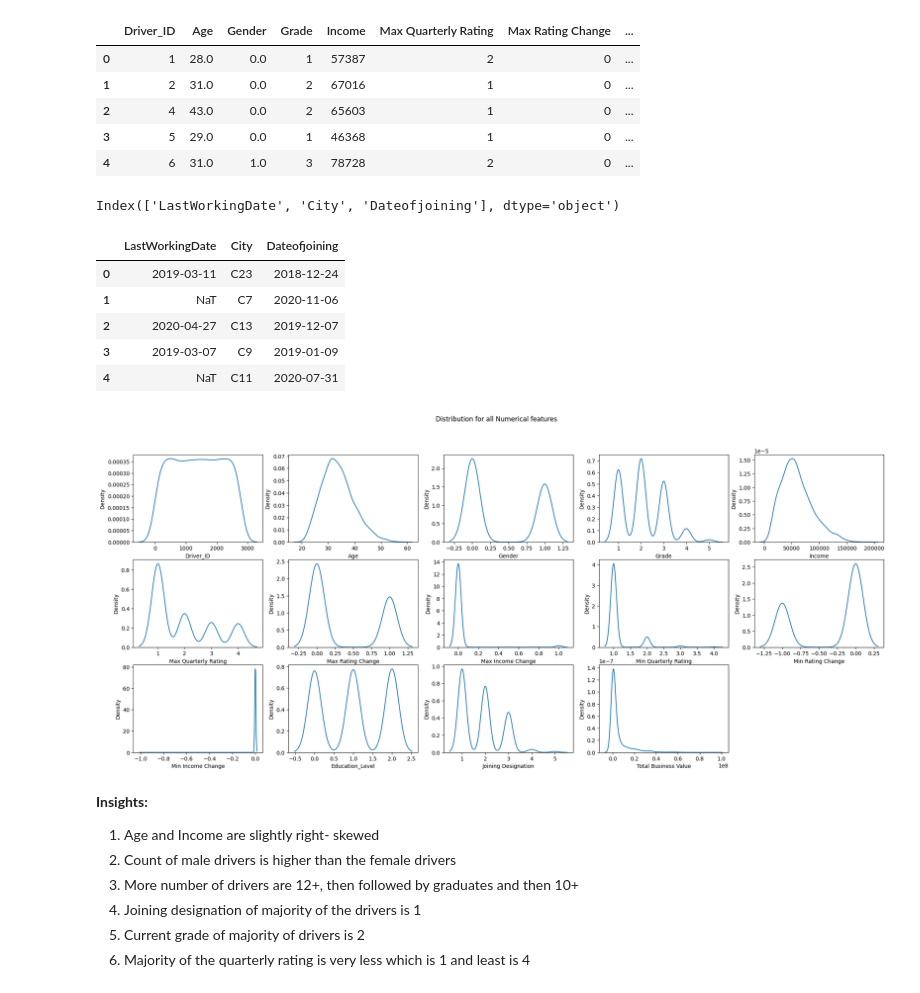
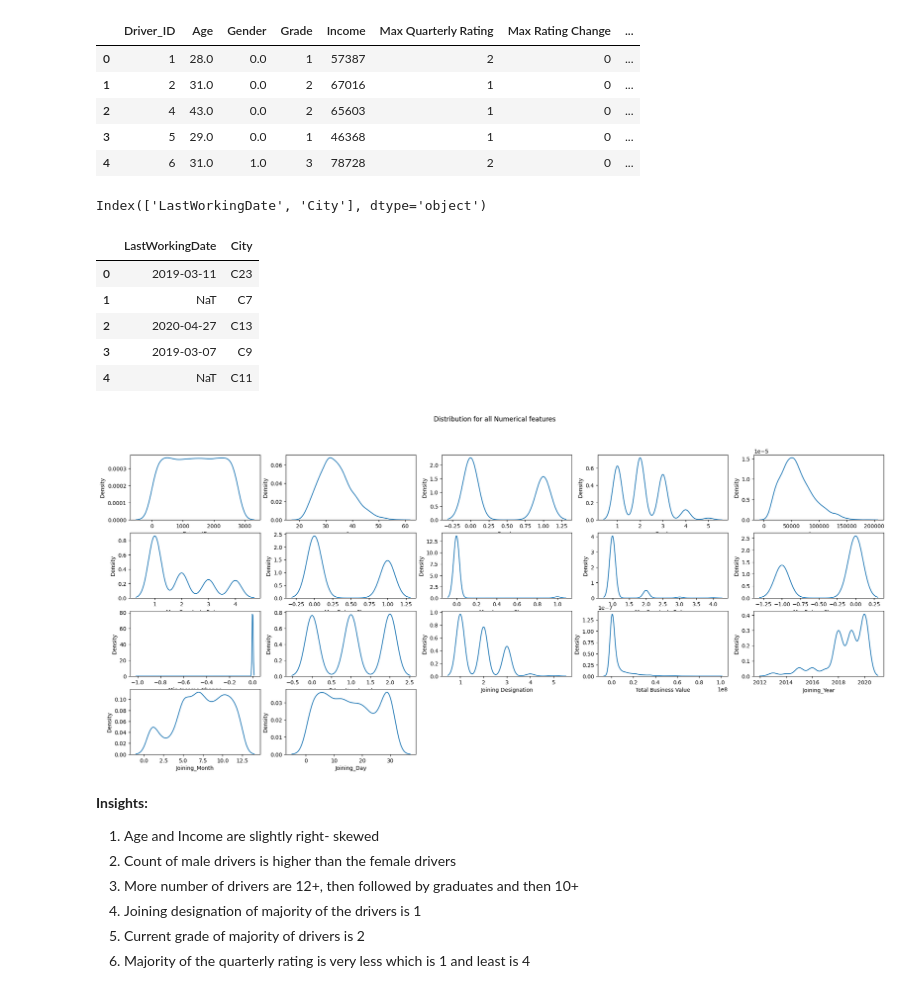
Before and after one commit to SanthoshKasam2104/ScalerCaseStudies, a Jupyter notebook: OLA_Ensemble_Learning_Santhosh_Kumar_Kasam.ipynb, the cells around one changed output. Drawn from its saved outputs; the diff is of its cells as text; code cells hidden in the pictures.

```diff
--- a/OLA_Ensemble_Learning_Santhosh_Kumar_Kasam.ipynb
+++ b/OLA_Ensemble_Learning_Santhosh_Kumar_Kasam.ipynb
@@ -93,6 +93,9 @@ df.shape
 df['MMM-YY']=df['MMM-YY'].astype('datetime64[ns]')
 df['Dateofjoining']=df['Dateofjoining'].astype('datetime64[ns]')
 df['LastWorkingDate']=df['LastWorkingDate'].astype('datetime64[ns]')
+df['Reporting_Year'] = df['MMM-YY'].dt.year
+df['Reporting_Month'] = df['MMM-YY'].dt.month
+df['Reporting_Day'] = df['MMM-YY'].dt.day
 # %%
 df.info()
 # %% [output]
@@ -231,3 +308,8 @@ dtype: int64
+# %%
+df_driver_details['Joining_Year'] = df_driver_details['Dateofjoining'].dt.year
+df_driver_details['Joining_Month'] = df_driver_details['Dateofjoining'].dt.month
+df_driver_details['Joining_Day'] = df_driver_details['Dateofjoining'].dt.day
+df_driver_details.drop(['Dateofjoining'],axis = 1, inplace = True)
 # %% [markdown]
 # Univariate Analysis
 # %%
@@ -263,26 +346,26 @@ numerical_data.head()
 # %%
 categorical_cols
 # %% [output]
-Index(['LastWorkingDate', 'City', 'Dateofjoining'], dtype='object')
+Index(['LastWorkingDate', 'City'], dtype='object')
 # %%
 categorical_data = df_driver_details[categorical_cols]
 categorical_data.head()
 # %% [output]
-|  | LastWorkingDate | City | Dateofjoining |
-| 0 | 2019-03-11 | C23 | 2018-12-24 |
-| 1 | NaT | C7 | 2020-11-06 |
-| 2 | 2020-04-27 | C13 | 2019-12-07 |
-| 3 | 2019-03-07 | C9 | 2019-01-09 |
-| 4 | NaT | C11 | 2020-07-31 |
+|  | LastWorkingDate | City |
+| 0 | 2019-03-11 | C23 |
+| 1 | NaT | C7 |
+| 2 | 2020-04-27 | C13 |
+| 3 | 2019-03-07 | C9 |
+| 4 | NaT | C11 |
 # %%
 fig = plt.figure(figsize = (25,10))
 plt.suptitle("Distribution for all Numerical features")
 for x in range(1,len(numerical_data.columns)+1):
-  plt.subplot(3,5, x)
+  plt.subplot(4,5, x)
   sns.kdeplot(numerical_data[numerical_data.columns[x-1]])
 plt.show()
 # %% [output]
-[figure, old version]
+[figure, new version]
 # %% [markdown]
 **Insights:**
 
```
Also changed, not shown: parts of 18 cells of this notebook.
